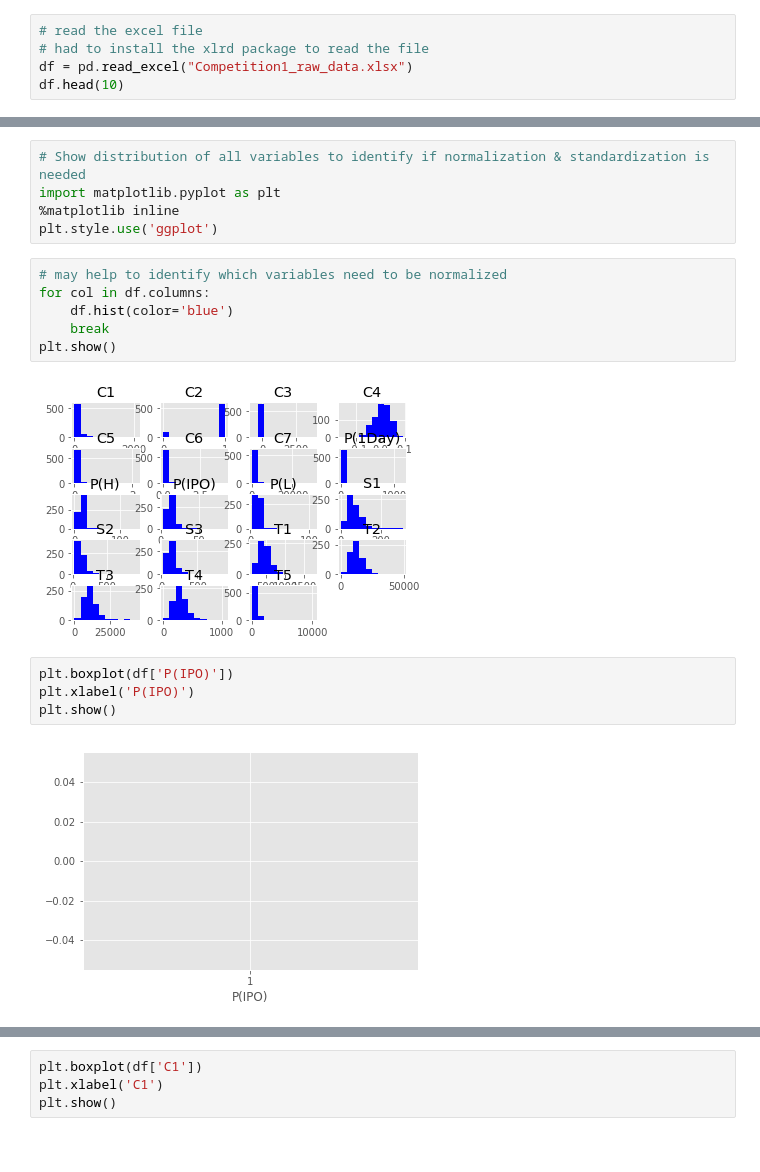
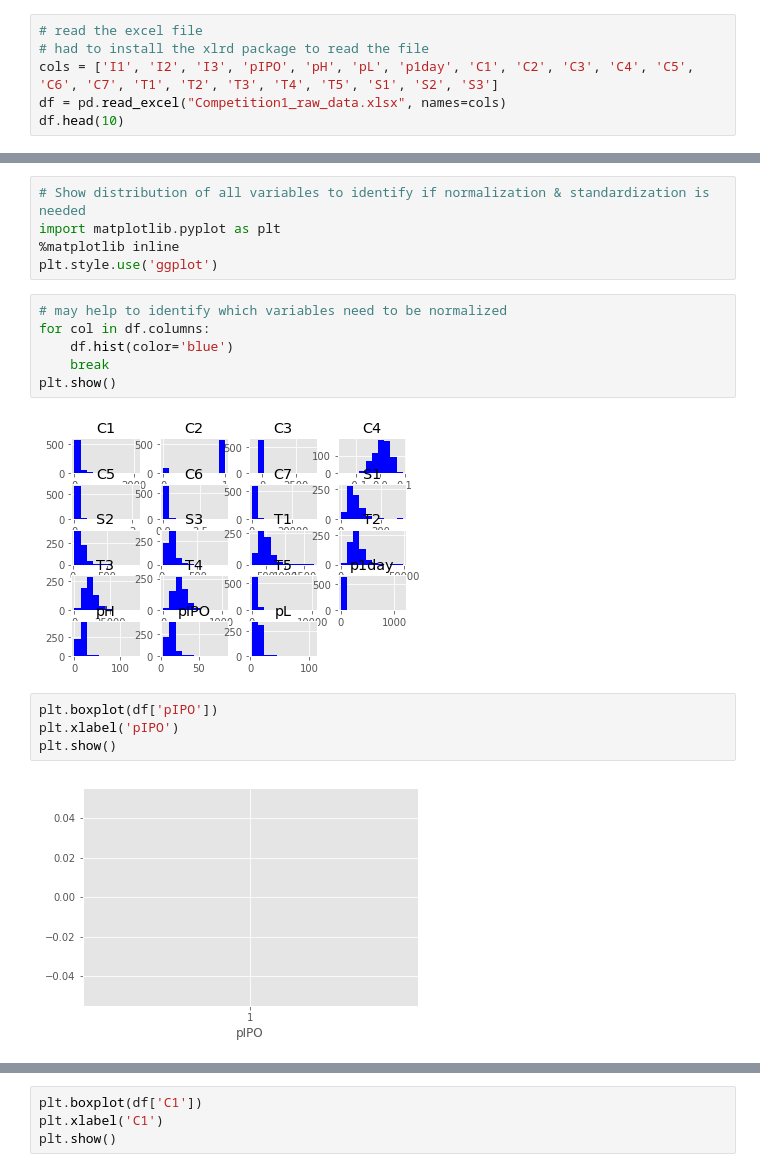
Before and after one commit to BA545-SP2019/2019-competition1-kerry-alex-and-mike, a Jupyter notebook: desc_stats_imputation.ipynb, the cells around one changed output, grey strips where cells are left out. Cells and saved outputs as stored; diff of their text form.

Commit message:
changed column names

```diff
--- a/desc_stats_imputation.ipynb
+++ b/desc_stats_imputation.ipynb
@@ -7,6 +7,7 @@ import pandas as pd
 # %%
 # read the excel file
 # had to install the xlrd package to read the file
-df = pd.read_excel("Competition1_raw_data.xlsx")
+cols = ['I1', 'I2', 'I3', 'pIPO', 'pH', 'pL', 'p1day', 'C1', 'C2', 'C3', 'C4', 'C5', 'C6', 'C7', 'T1', 'T2', 'T3', 'T4', 'T5', 'S1', 'S2', 'S3']
+df = pd.read_excel("Competition1_raw_data.xlsx", names=cols)
 df.head(10)
 # %% [output]
@@ -173,11 +174,11 @@ for col in df.columns:
     break
 plt.show()
 # %% [output]
-[figure, old version]
+[figure, new version]
 # %%
-plt.boxplot(df['P(IPO)'])
-plt.xlabel('P(IPO)')
+plt.boxplot(df['pIPO'])
+plt.xlabel('pIPO')
 plt.show()
 # %% [output]
-[figure, old version]
+[figure, new version]
 # %%
```
Also changed, not shown: parts of 15 cells of this notebook, 1 other file.
